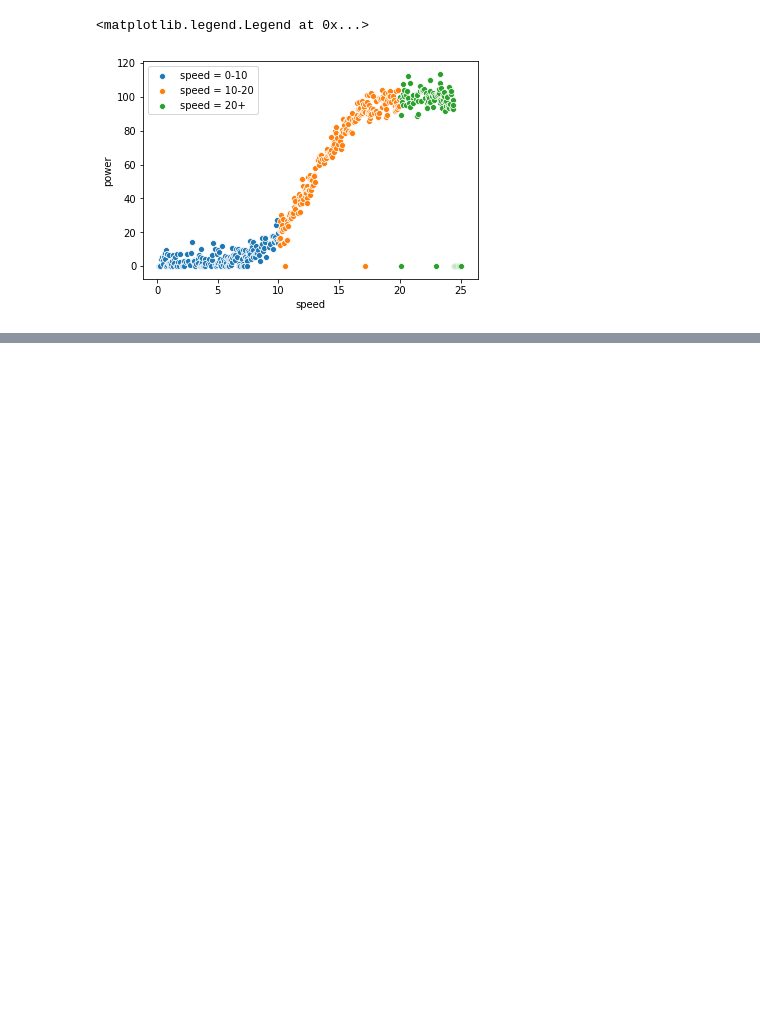
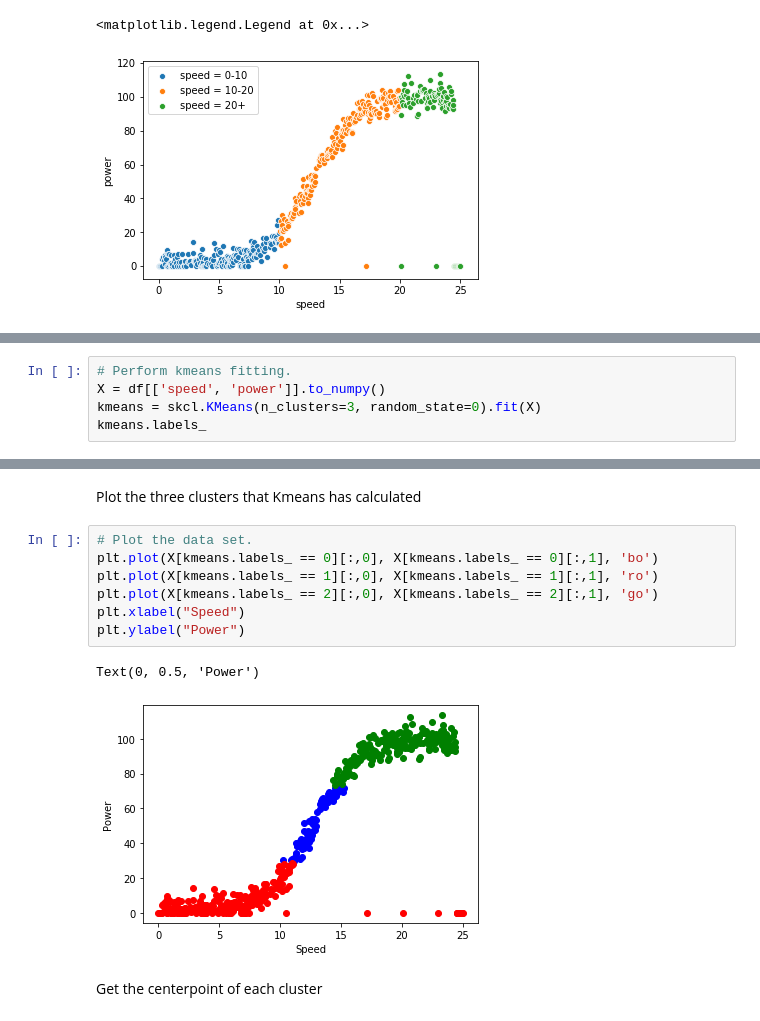
Before and after one commit to EoinStankard/Machine-Learning-Statistics-Project, a Jupyter notebook: MLS-Project.ipynb, the cells around one changed output, grey strips where cells are left out. Cells and saved outputs as stored; diff of their text form; blank space fills up the shorter version.

Commit message:
Adding Kmeans clustering and Linear regression

```diff
--- a/MLS-Project.ipynb
+++ b/MLS-Project.ipynb
@@ -111,0 +145,5 @@ Power outputs for each speed group, 0-10, 10-20 & 20+
+# %%
+# Perform kmeans fitting.
+X = df[['speed', 'power']].to_numpy()
+kmeans = skcl.KMeans(n_clusters=3, random_state=0).fit(X)
+kmeans.labels_
@@ -111,0 +168,14 @@ Power outputs for each speed group, 0-10, 10-20 & 20+
+# %% [markdown]
+Plot the three clusters that Kmeans has calculated
+# %%
+# Plot the data set.
+plt.plot(X[kmeans.labels_ == 0][:,0], X[kmeans.labels_ == 0][:,1], 'bo')
+plt.plot(X[kmeans.labels_ == 1][:,0], X[kmeans.labels_ == 1][:,1], 'ro')
+plt.plot(X[kmeans.labels_ == 2][:,0], X[kmeans.labels_ == 2][:,1], 'go')
+plt.xlabel("Speed")
+plt.ylabel("Power")
+# %% [output]
+Text(0, 0.5, 'Power')
+[figure, added]
+# %% [markdown]
+Get the centerpoint of each cluster
```
Also changed, not shown: parts of 19 cells of this notebook.
